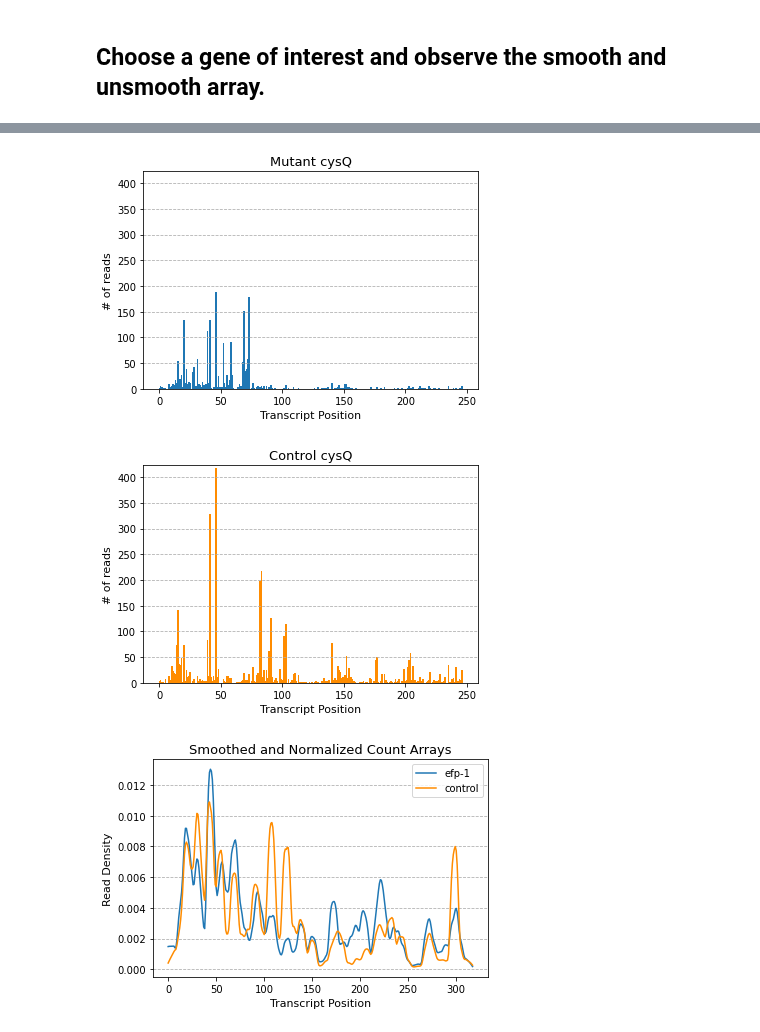
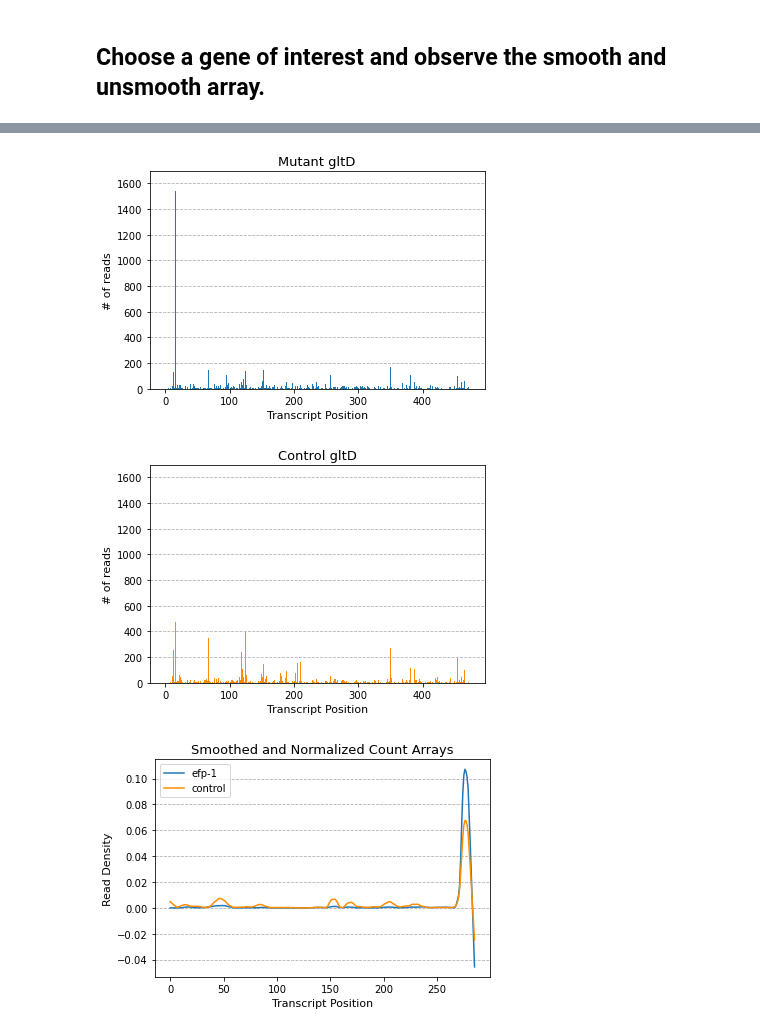
Before and after one commit to Raif-fl/Fall_2021_Work_journal, a Jupyter notebook: KS_stat/ecol_KS_like.ipynb, the cells around one changed output, grey strips where cells are left out. Cells and saved outputs as stored; diff of their text form; code cells hidden in the pictures.

```diff
--- a/KS_stat/ecol_KS_like.ipynb
+++ b/KS_stat/ecol_KS_like.ipynb
@@ -375,7 +396,7 @@ df_b
 # %%
 # Choosing a gene of interest to calculate the elongation rates of.
 # Get the transcript and vector for the gene of interest.
-my_gene = 'cysQ'
+my_gene = 'gltD'
 my_transcript, my_vec_mutant, my_vec_control, index = kat.find_transcripts(my_gene,
                                            protein_coding, data_mutant, data_control)
 # %%
@@ -394,26 +405,26 @@ plt.plot(my_vec_mutant)
 # %%
 maxi = max([max(my_vec_mutant), max(my_vec_control)])
 
 plt.bar(list(range(len(my_vec_mutant))),my_vec_mutant, width = 1.4)
-plt.ylim([0,maxi+5])
+plt.ylim([0,maxi*1.1])
 plt.ylabel("# of reads", fontsize = 11)
 plt.xlabel("Transcript Position", fontsize = 11)
 plt.title("Mutant " + my_gene, fontsize = 13)
 axes = plt.gca()
 axes.yaxis.grid(linestyle = "--")
 plt.savefig(image_path + my_gene + '_mutant_array.pdf')
 plt.show()
 plt.bar(list(range(len(my_vec_mutant))), my_vec_control, color = "darkorange", width = 1.4)
-plt.ylim([0,maxi+5])
+plt.ylim([0,maxi*1.1])
 plt.ylabel("# of reads", fontsize = 11)
 plt.xlabel("Transcript Position", fontsize = 11)
 plt.title("Control " + my_gene, fontsize = 13)
 axes = plt.gca()
 axes.yaxis.grid(linestyle = "--")
 plt.savefig(image_path + my_gene + '_control_array.pdf')
 # %% [output]
-[figure, old version]
+[figure, new version]
-[figure, old version]
+[figure, new version]
 # %%
 plt.plot(smoothed_vec_m, label = "efp-1")
 #plt.plot(my_vec_mutant/sum(my_vec_mutant))
@@ -426,7 +437,7 @@ axes = plt.gca()
 axes.yaxis.grid(linestyle = "--")
 plt.savefig(image_path + my_gene +'_smoothed.pdf')
 # %% [output]
-[figure, old version]
+[figure, new version]
 # %%
 plt.plot(cumul_m, label = "efp-1")
 #plt.plot(my_vec_mutant/sum(my_vec_mutant))
```
Also changed, not shown: parts of 12 cells of this notebook, 47 other files.
